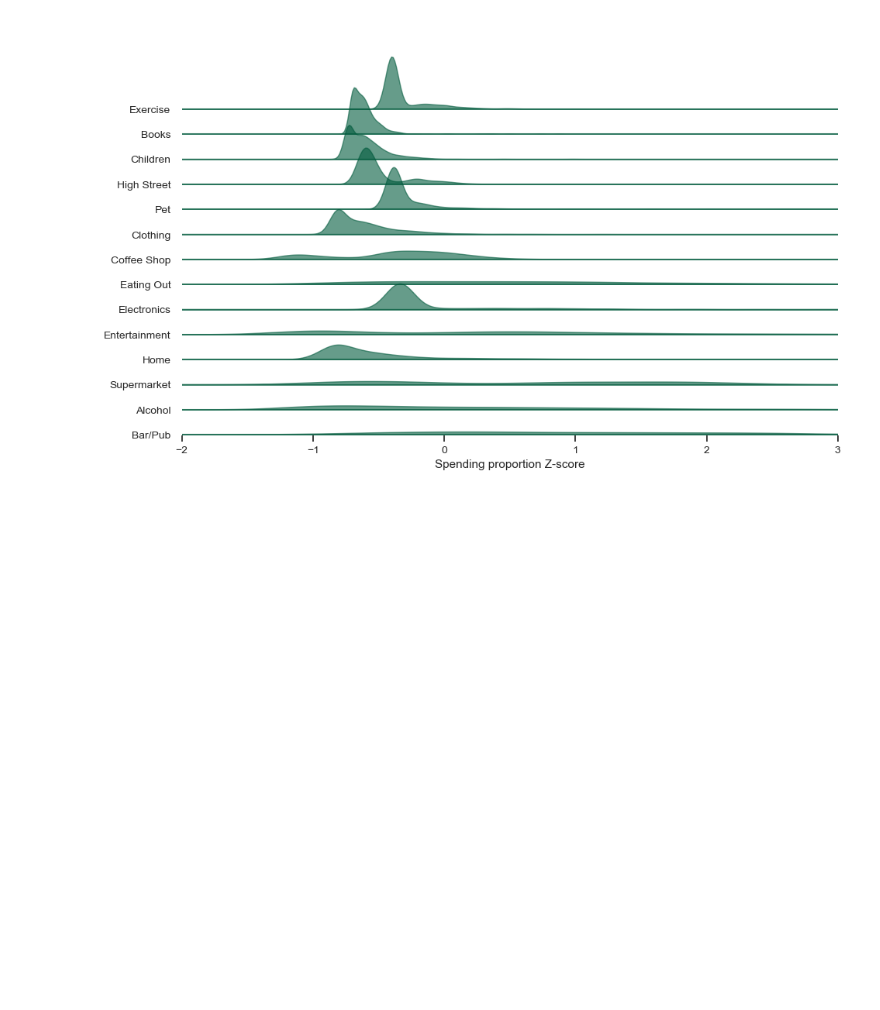
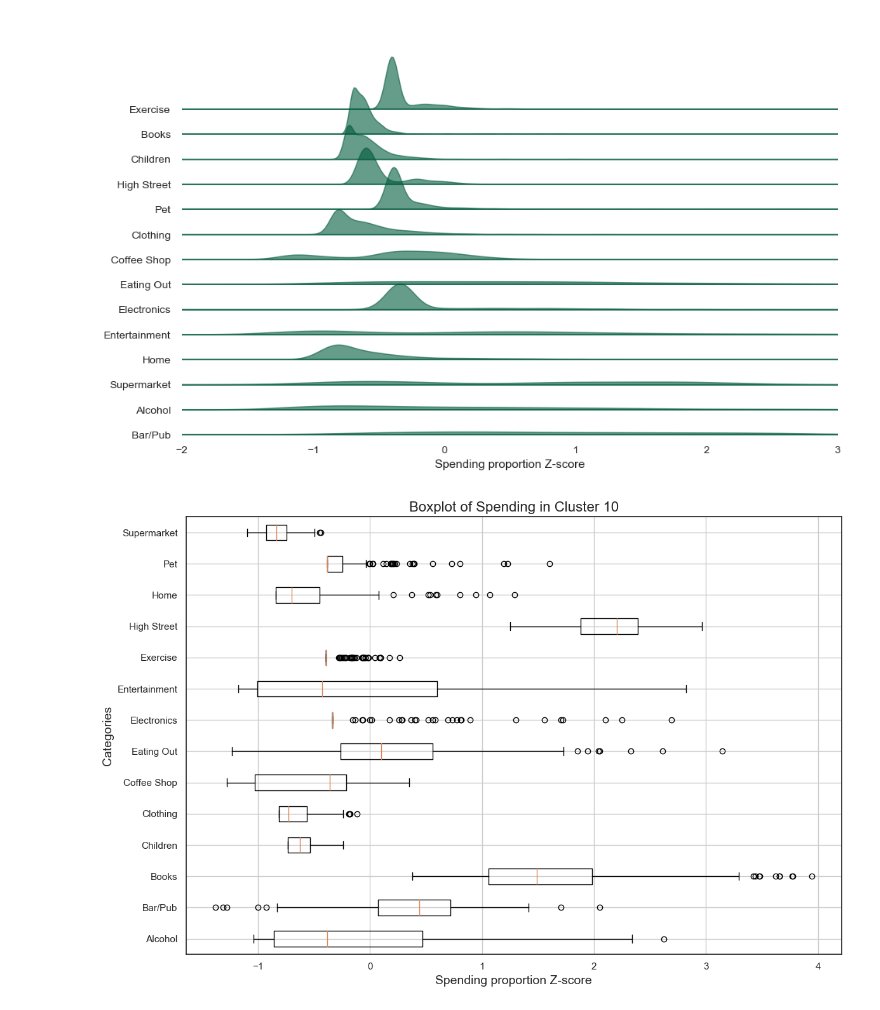
Before and after one commit to UoB-DSMP-2023-24/dsmp-2024-group34, a Jupyter notebook: Categorical Clustering/Dataset_1_Clustering_spending_Z-score_normalisation.ipynb, the cells around one changed output. Cells and saved outputs as stored; diff of their text form; code cells hidden in the pictures; blank space fills up the shorter version.

```diff
--- a/Categorical Clustering/Dataset_1_Clustering_spending_Z-score_normalisation.ipynb
+++ b/Categorical Clustering/Dataset_1_Clustering_spending_Z-score_normalisation.ipynb
@@ -463,20 +366,22 @@ plt.show()
 # %% [output]
 [figure]
 # %%
-cluster = 2
+cluster = 10
 
 cluster_data = spending_data[spending_data['cluster_label'] == cluster]
 
 categories = cluster_data.drop(['Sender account', 'cluster_label'], axis=1).columns
 
 plt.figure(figsize=(12, 8))
 plt.boxplot([cluster_data[category] for category in categories], labels=categories, vert=False)
 plt.title(f'Boxplot of Spending in Cluster {cluster}', fontsize=16)
 plt.xlabel('Spending proportion Z-score', fontsize=14)
 plt.ylabel('Categories', fontsize=14)
 plt.grid(True)
 plt.tight_layout()
 plt.show()
+# %% [output]
+[figure, added]
 # %%
 cluster = 10
 
```
Also changed, not shown: parts of 40 cells of this notebook, 1 other file.
